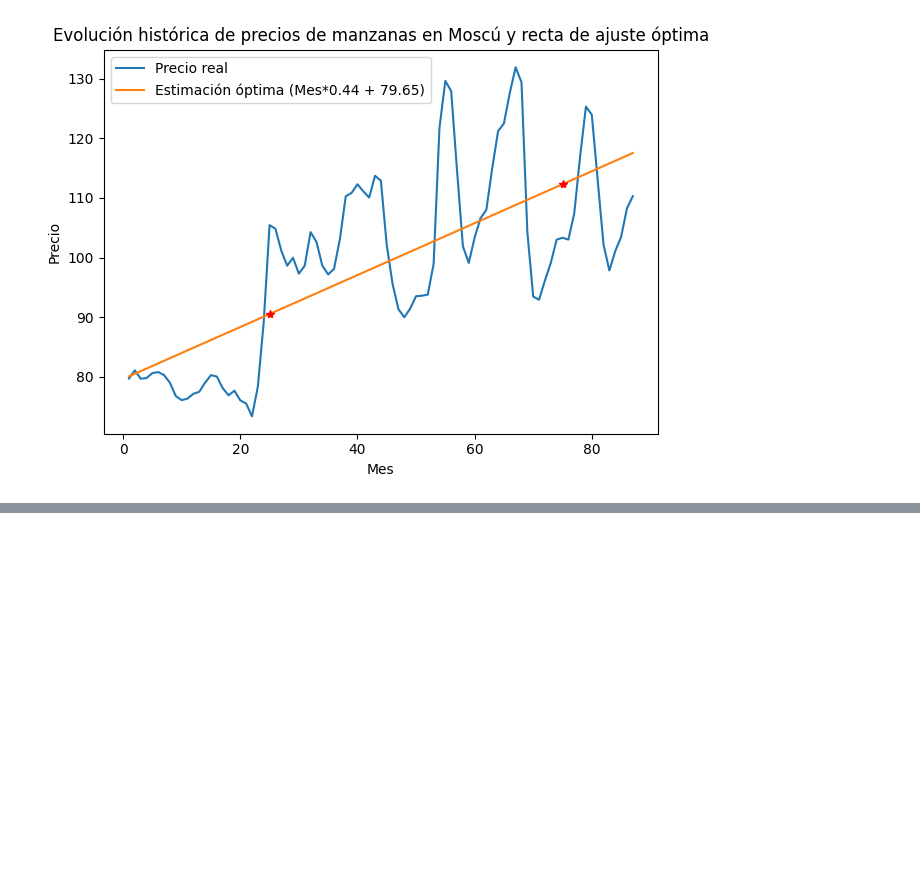
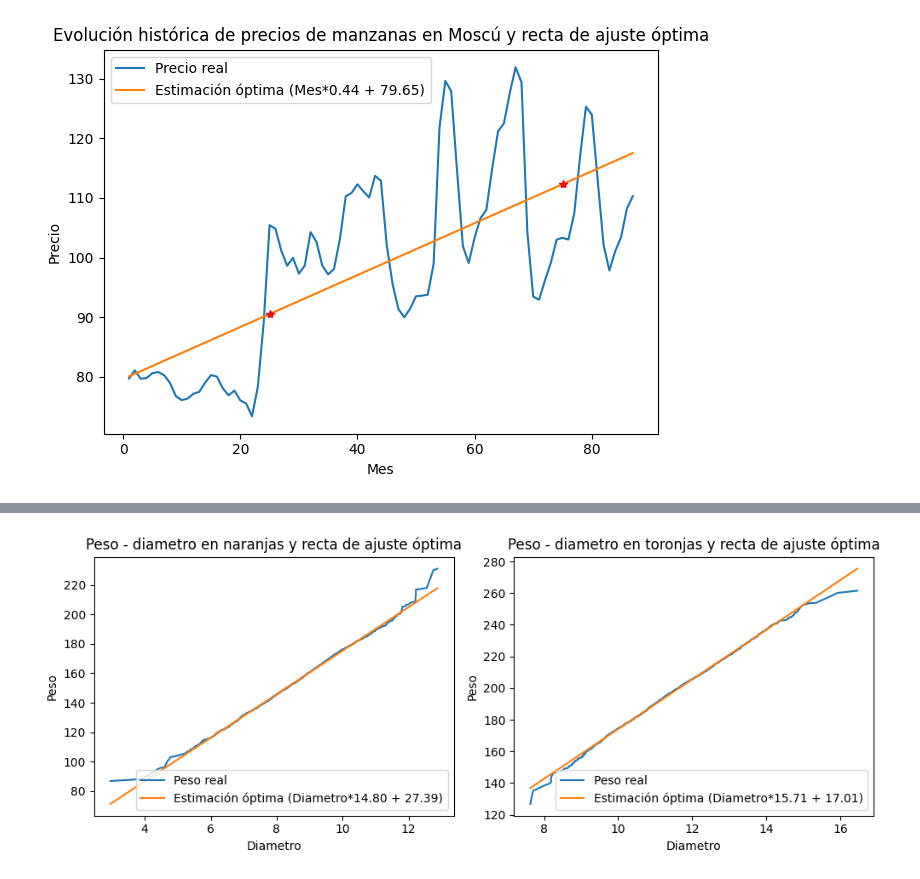
Before and after one commit to JLuceroVasquez/numpy-analisis-numerico-eficiente-con-python, a Jupyter notebook: Numpy.ipynb, the cells around one changed output, grey strips where cells are left out. Drawn from its saved outputs; the diff is of its cells as text; code cells hidden in the pictures; blank space fills up the shorter version.

```diff
--- a/Numpy.ipynb
+++ b/Numpy.ipynb
@@ -456,0 +460,10 @@ plt.show()
+# %%
+#Se nombran los elementos que usaremos en el cálculo de la recta para las naranjas.
+y_naranjas = peso_naranjas
+x_naranjas = diametro_naranjas
+n_naranjas = diametro_naranjas.shape[0]
+
+#Se nombran los elementos que usaremos en el cálculo de la recta para las toronjas.
+y_toronjas = peso_toronjas
+x_toronjas = diametro_toronjas
+n_toronjas = diametro_toronjas.shape[0]
@@ -456,0 +483,37 @@ plt.show()
+# %%
+#Se caculan los parámetros para la recta de las naranjas.
+a_naranjas= (n_naranjas*np.sum(x_naranjas*y_naranjas)-np.sum(x_naranjas)*np.sum(y_naranjas))/(n_naranjas*np.sum(x_naranjas**2)-np.sum(x_naranjas)**2)
+b_naranjas= np.mean(y_naranjas) - a_naranjas*np.mean(x_naranjas)
+
+#Se caculan los parámetros para la recta de las toronjas.
+a_toronjas= (n_toronjas*np.sum(x_toronjas*y_toronjas)-np.sum(x_toronjas)*np.sum(y_toronjas))/(n_toronjas*np.sum(x_toronjas**2)-np.sum(x_toronjas)**2)
+b_toronjas= np.mean(y_toronjas) - a_toronjas*np.mean(x_toronjas)
+# %%
+#Se calculan las estimaciones de peso a partir del diametro para naranjas y toronjas.
+y_predicho_naranjas = x_naranjas*a_naranjas + b_naranjas
+y_predicho_toronjas = x_toronjas*a_toronjas + b_toronjas
+# %%
+#Creamos una figura con dos ejes (1 fila y 2 columnas)
+fig, axs = plt.subplots(1, 2, figsize=(10, 4))
+
+#Ejecutamos la función "my_plotter" para los datos de naranjas.
+my_plotter(axs[0], x_naranjas, y_naranjas)
+my_plotter(axs[0], x_naranjas, y_predicho_naranjas)
+axs[0].set_title(f'Peso - diametro en naranjas y recta de ajuste óptima')
+axs[0].set_xlabel('Diametro')
+axs[0].set_ylabel('Peso')
+axs[0].legend(['Peso real',f'Estimación óptima (Diametro*{a_naranjas:.2f} + {b_naranjas:.2f})'], loc=4)
+
+#Ejecutamos la función "my_plotter" para los datos de toronjas.
+my_plotter(axs[1], x_toronjas, y_toronjas)
+my_plotter(axs[1], x_toronjas, y_predicho_toronjas)
+axs[1].set_title(f'Peso - diametro en toronjas y recta de ajuste óptima')
+axs[1].set_xlabel('Diametro')
+axs[1].set_ylabel('Peso')
+axs[1].legend(['Peso real',f'Estimación óptima (Diametro*{a_toronjas:.2f} + {b_toronjas:.2f})'], loc=4)
+
+#Mostramos la figura
+plt.tight_layout() #Evita que ejes y títulos se solapen.
+plt.show()
+# %% [output]
+[figure, added]
```
Also changed, not shown: parts of 2 cells of this notebook.
